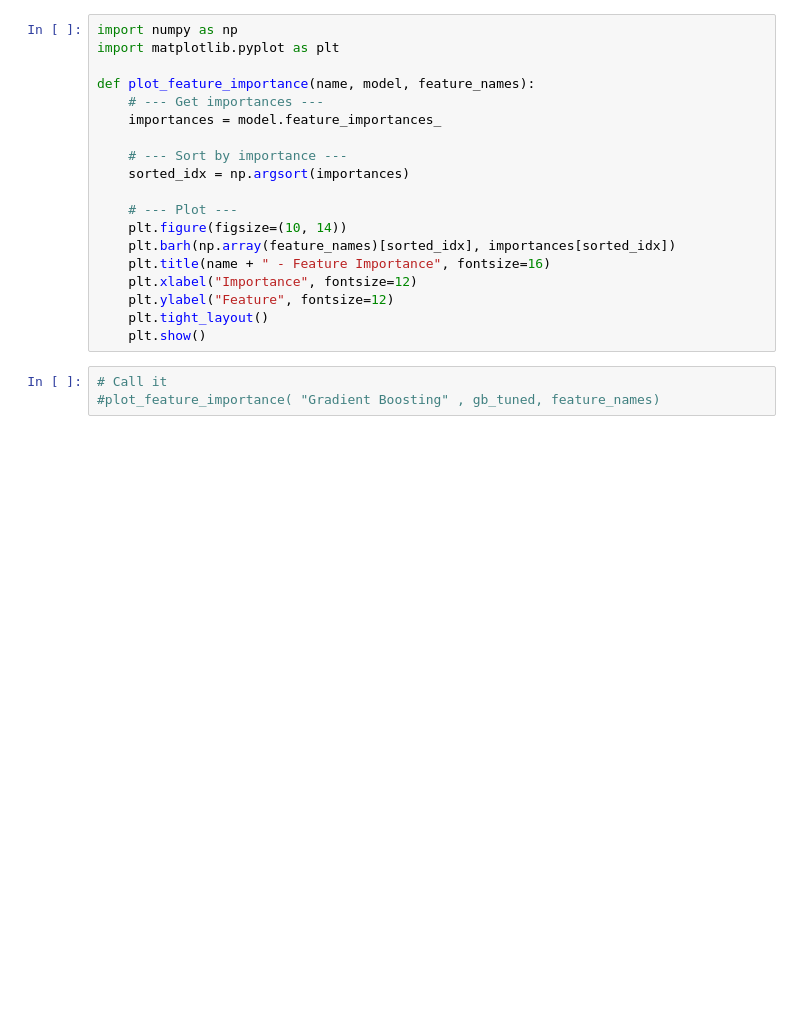
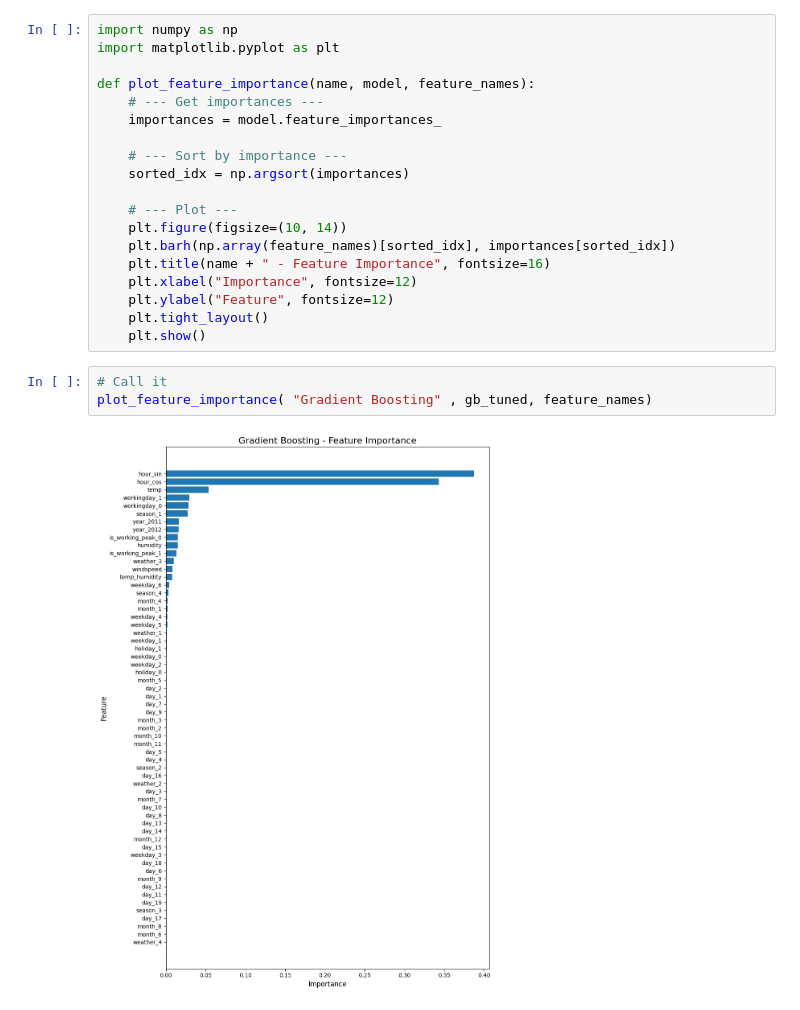
Before and after one commit to powarsg/bits_aiml, a Jupyter notebook: ML/1_Assignment/ML_Assignment1_2025AA05421.ipynb, the cells around one changed output. Drawn from its saved outputs; the diff is of its cells as text; blank space fills up the shorter version.

```diff
--- a/ML/1_Assignment/ML_Assignment1_2025AA05421.ipynb
+++ b/ML/1_Assignment/ML_Assignment1_2025AA05421.ipynb
@@ -546,4 +571,6 @@ def plot_feature_importance(name, model, feature_names):
     plt.show()
 # %%
 # Call it
-#plot_feature_importance( "Gradient Boosting" , gb_tuned, feature_names)
+plot_feature_importance( "Gradient Boosting" , gb_tuned, feature_names)
+# %% [output]
+[figure, added]
```
Also changed, not shown: parts of 7 cells of this notebook, 2 other files.
